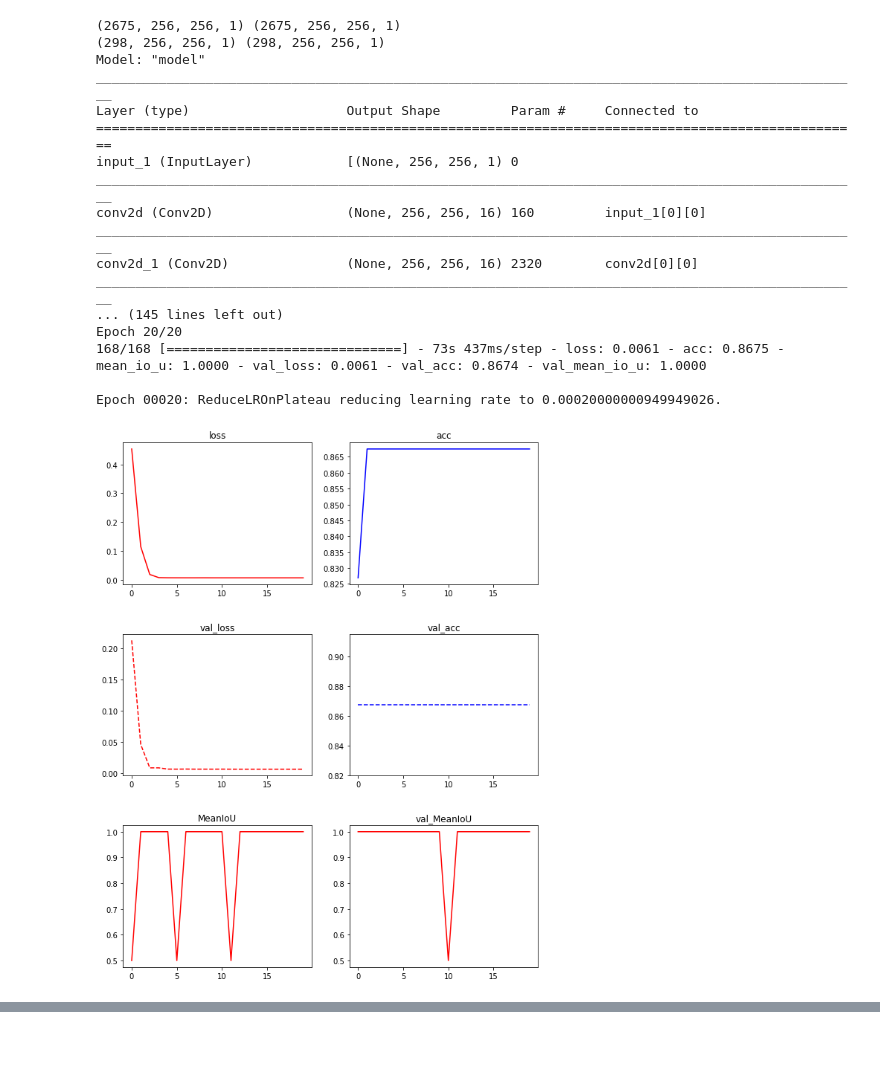
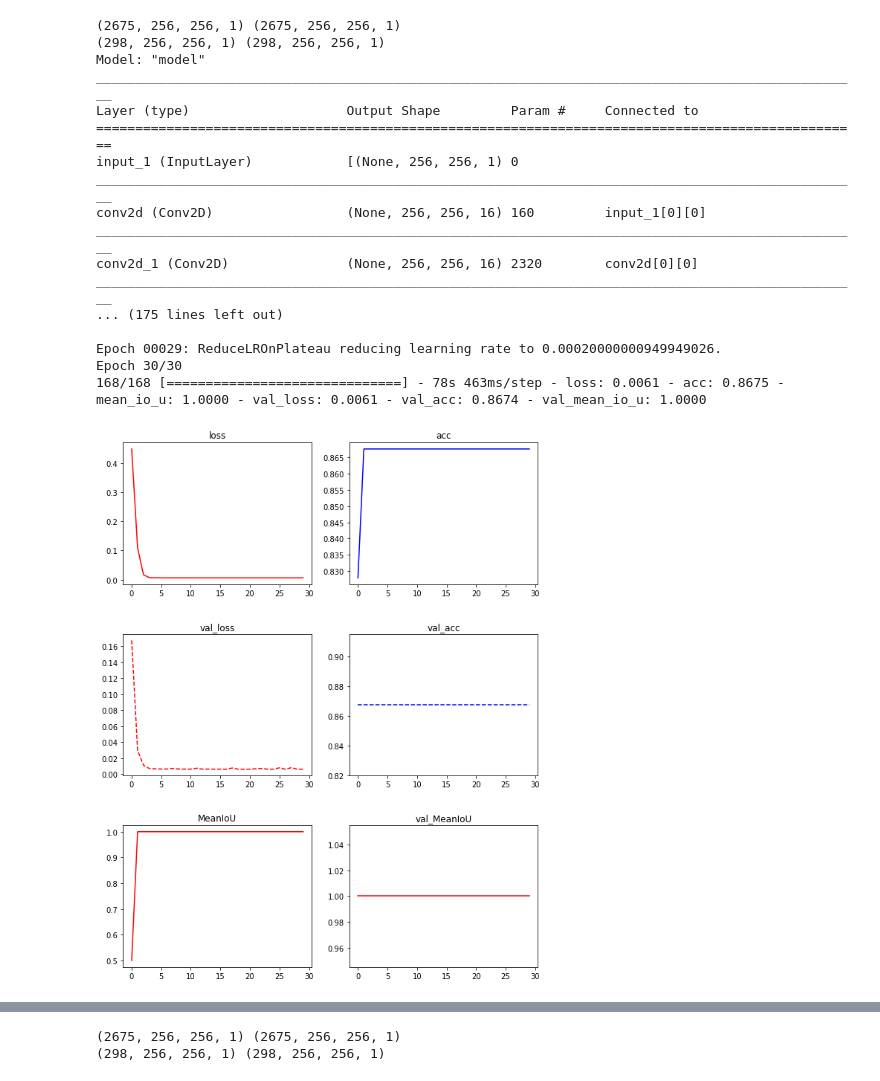
Before and after one commit to ByeonChanHO/COVID-19_Automatic_Diagnosis_System_by_CT, a Jupyter notebook: preprocess_arrange.ipynb, the cells around one changed output, grey strips where cells are left out. Saved outputs shown, nothing was run; the diff lists cells and outputs as text; code cells hidden in the pictures; blank space fills up the shorter version.

```diff
--- a/preprocess_arrange.ipynb
+++ b/preprocess_arrange.ipynb
@@ -66,12 +69,13 @@ def img_resize(img) :
 
     return img
 # %%
+#데이터 셋 가져오기
 def get_mask_data():
 
-    x_train_path = "dataset/x_train.npy"
-    x_val_path = "dataset/x_val.npy"
-    y_train_path = "dataset/y_train.npy"
-    y_val_path = "dataset/y_val.npy"
+    x_train_path = "dataset/Image_Segmentation/x_train.npy"
+    x_val_path = "dataset/Image_Segmentation/x_val.npy"
+    y_train_path = "dataset/Image_Segmentation/y_train.npy"
+    y_val_path = "dataset/Image_Segmentation/y_val.npy"
 
     x_train = np.load(x_train_path)
     x_val = np.load(x_val_path)
@@ -257,11 +210,12 @@ def mask_model2(x_train, y_train, x_val, y_val) :
 
     return model
 # %%
-def training_model(model,x_train, y_train, x_val, y_val) :
-    history = model.fit(x_train, y_train, validation_data=(x_val, y_val), epochs=20, batch_size=16,
+def training(model,x_train, y_train, x_val, y_val) :
+    history = model.fit(x_train, y_train, validation_data=(x_val, y_val), epochs=30, batch_size=16,
                       callbacks=[ReduceLROnPlateau(monitor='val_loss', factor=0.2, patience=10, verbose=1, mode='auto', min_lr=1e-05)])
     fig, ax = plt.subplots(3, 2, figsize=(10, 7))
     plt.subplots_adjust(left=0.125,bottom=0.1, right=0.9, top=1.5, wspace=0.2, hspace=0.35)
+
 
     ax[0, 0].set_title('loss')
     ax[0, 0].plot(history.history['loss'], 'r')
@@ -278,8 +232,8 @@ def training_model(model,x_train, y_train, x_val, y_val) :
     ax[2,1].set_title('val_MeanIoU')
     ax[2,1].plot(history.history['val_mean_io_u'], 'r')
 
+
     preds = model.predict(x_val)
-
     fig, ax = plt.subplots(40, 4, figsize=(10, 100))
 
     temp = np.empty((256, 256, 1), dtype=np.float32)
@@ -299,24 +253,24 @@ def training_model(model,x_train, y_train, x_val, y_val) :
         ax[i, 3].imshow(temp.squeeze(), cmap='gray')
 # %%
 x_train, y_train, x_val, y_val = get_mask_data()
-model = mask_model2(x_train, y_train, x_val, y_val)
-history = training_model(model,x_train, y_train, x_val, y_val)
+model = VGG16_Unet(x_train, y_train, x_val, y_val)
+history = training(model,x_train, y_train, x_val, y_val)
 # %% [output]
 (2675, 256, 256, 1) (2675, 256, 256, 1)
 (298, 256, 256, 1) (298, 256, 256, 1)
 Model: "model"
 __________________________________________________________________________________________________
 Layer (type)                    Output Shape         Param #     Connected to
 ==================================================================================================
 input_1 (InputLayer)            [(None, 256, 256, 1) 0
 __________________________________________________________________________________________________
 conv2d (Conv2D)                 (None, 256, 256, 16) 160         input_1[0][0]
 __________________________________________________________________________________________________
 conv2d_1 (Conv2D)               (None, 256, 256, 16) 2320        conv2d[0][0]
 __________________________________________________________________________________________________
-... (145 lines left out)
-Epoch 20/20
-168/168 [==============================] - 73s 437ms/step - loss: 0.0061 - acc: 0.8675 - mean_io_u: 1.0000 - val_loss: 0.0061 - val_acc: 0.8674 - val_mean_io_u: 1.0000
+... (175 lines left out)
 
-Epoch 00020: ReduceLROnPlateau reducing learning rate to 0.00020000000949949026.
+Epoch 00029: ReduceLROnPlateau reducing learning rate to 0.00020000000949949026.
+Epoch 30/30
+168/168 [==============================] - 78s 463ms/step - loss: 0.0061 - acc: 0.8675 - mean_io_u: 1.0000 - val_loss: 0.0061 - val_acc: 0.8674 - val_mean_io_u: 1.0000
-[figure, old version]
+[figure, new version]
@@ -323,0 +278,17 @@ Epoch 00020: ReduceLROnPlateau reducing learning rate to 0.00020000000949949026.
+# %%
+x_train_again, y_train_again, x_val_again, y_val_again = get_mask_data()
+
+pre = model.predict(x_val_again)
+
+
+def plot_roc_curve(fper, tper):
+    plt.plot(fper, tper, color='red', label='ROC')
+    plt.plot([0, 1], [0, 1], color='green', linestyle='--')
+    plt.xlabel('False Positive Rate')
+    plt.ylabel('True Positive Rate')
+    plt.title('Receiver Operating Characteristic Curve')
+    plt.legend()
+    plt.show()
+# %% [output]
+(2675, 256, 256, 1) (2675, 256, 256, 1)
+(298, 256, 256, 1) (298, 256, 256, 1)
```
Also changed, not shown: parts of 15 cells of this notebook.
